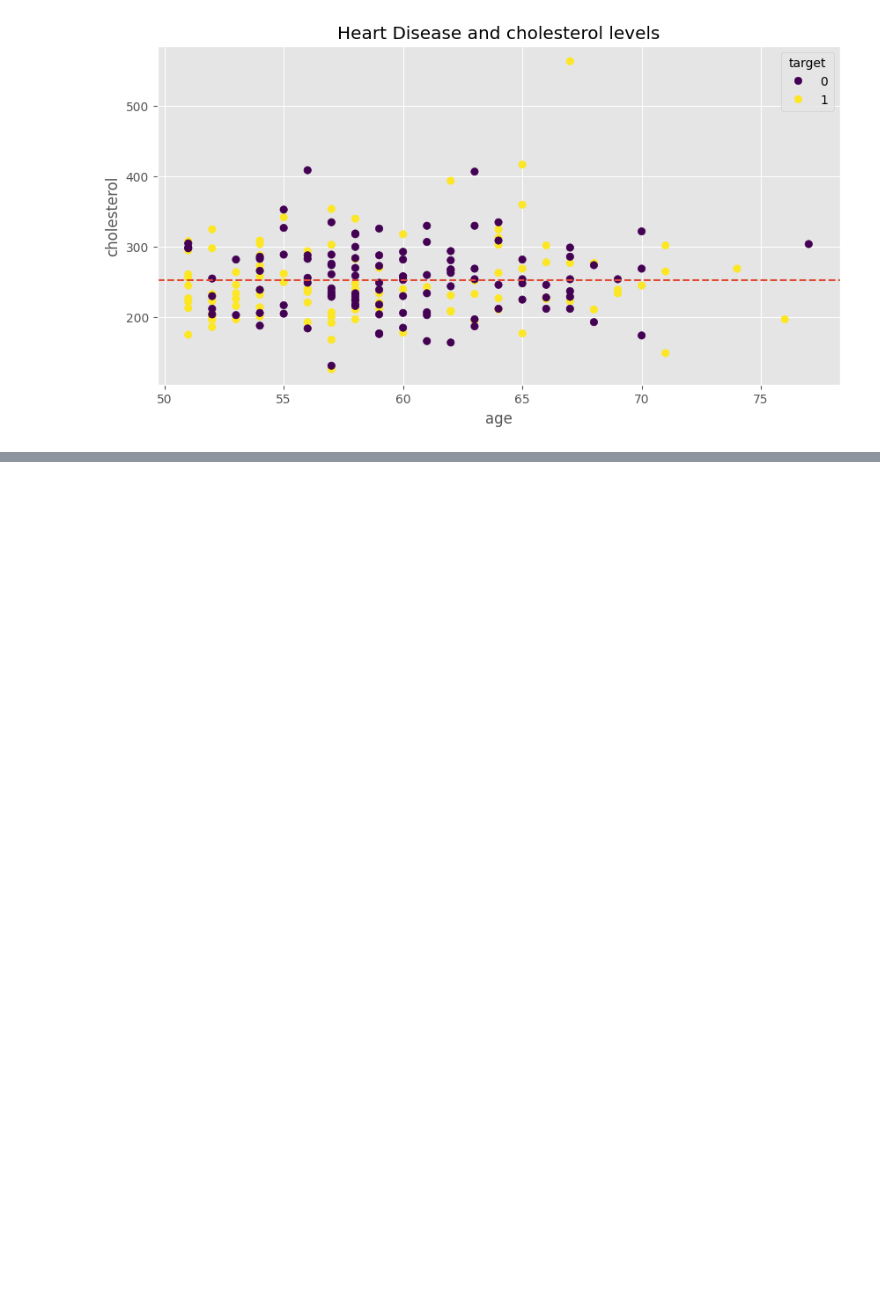
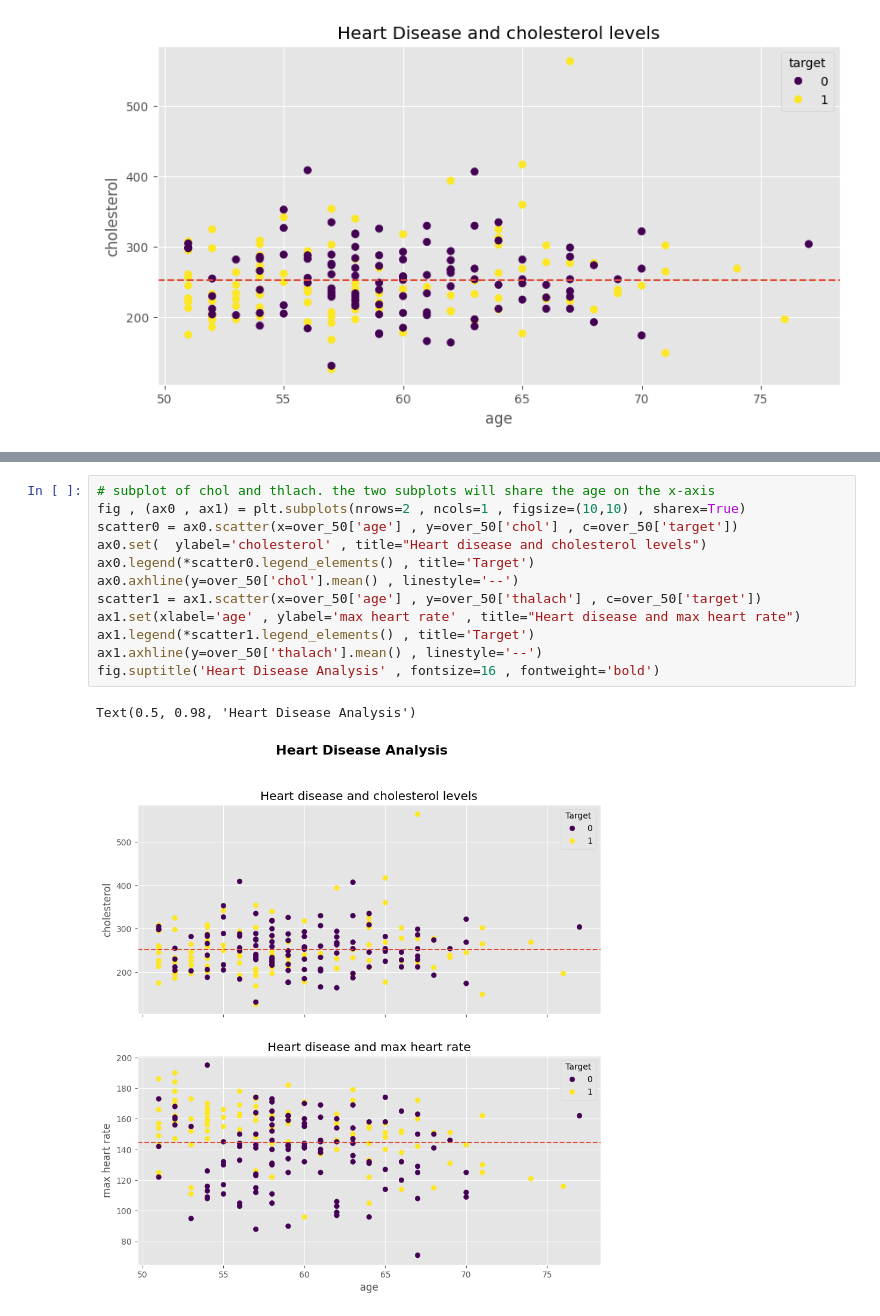
Before and after one commit to EslamKamel89/MLPlayground, a Jupyter notebook: SEC08_Matplotlib_Plotting_and_Data_Visualization.ipynb, the cells around one changed output, grey strips where cells are left out. Saved outputs shown, nothing was run; the diff lists cells and outputs as text; blank space fills up the shorter version.

Commit message:
feat(vis): add heart disease analysis subplot - Create shared-x scatter plots for cholesterol and max heart rate vs age with target-based coloring and mean reference lines

```diff
--- a/SEC08_Matplotlib_Plotting_and_Data_Visualization.ipynb
+++ b/SEC08_Matplotlib_Plotting_and_Data_Visualization.ipynb
@@ -398,0 +410,15 @@ ax.axhline(np.average(over_50['chol']) , linestyle='--')
+# %%
+# subplot of chol and thlach. the two subplots will share the age on the x-axis
+fig , (ax0 , ax1) = plt.subplots(nrows=2 , ncols=1 , figsize=(10,10) , sharex=True)
+scatter0 = ax0.scatter(x=over_50['age'] , y=over_50['chol'] , c=over_50['target'])
+ax0.set(  ylabel='cholesterol' , title="Heart disease and cholesterol levels")
+ax0.legend(*scatter0.legend_elements() , title='Target')
+ax0.axhline(y=over_50['chol'].mean() , linestyle='--')
+scatter1 = ax1.scatter(x=over_50['age'] , y=over_50['thalach'] , c=over_50['target'])
+ax1.set(xlabel='age' , ylabel='max heart rate' , title="Heart disease and max heart rate")
+ax1.legend(*scatter1.legend_elements() , title='Target')
+ax1.axhline(y=over_50['thalach'].mean() , linestyle='--')
+fig.suptitle('Heart Disease Analysis' , fontsize=16 , fontweight='bold')
+# %% [output]
+Text(0.5, 0.98, 'Heart Disease Analysis')
+[figure, added]
```
Also changed, not shown: parts of 2 cells of this notebook.
